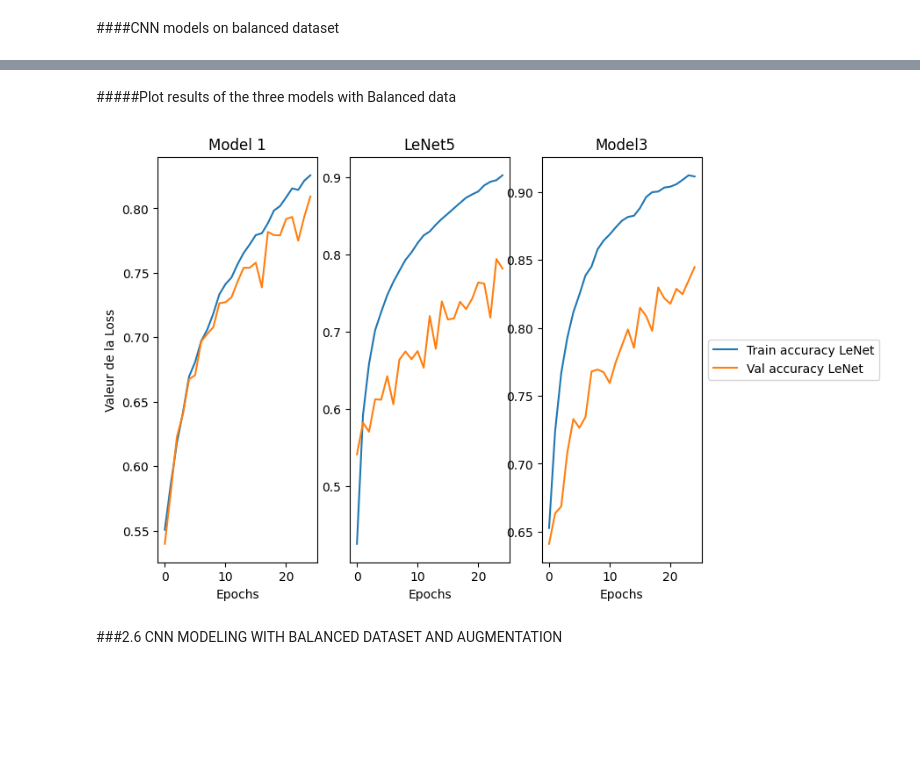
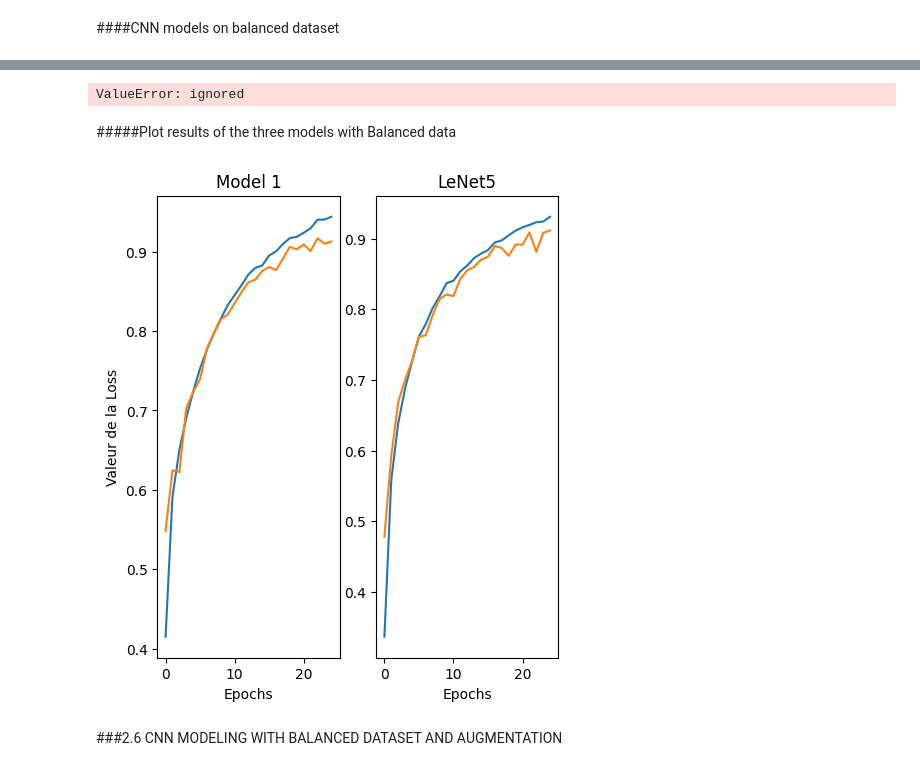
Before and after one commit to anmo1987/Final_project_Artefact, a Jupyter notebook: Copy_of_Image_Analysis_CNN.ipynb, the cells around one changed output, grey strips where cells are left out. Cells and saved outputs as stored; diff of their text form; code cells hidden in the pictures; blank space fills up the shorter version.

```diff
--- a/Copy_of_Image_Analysis_CNN.ipynb
+++ b/Copy_of_Image_Analysis_CNN.ipynb
@@ -469,7 +472,7 @@ Non-trainable params: 0
 _________________________________________________________________
 # %%
 ##Run model
-history = model1.fit(X_train,y_train,
+history = model_1.fit(X_train,y_train,
                             validation_data=(X_test,y_test),
                             batch_size = 202,
                             epochs = 25,
@@ -820,0 +964,17 @@ history_3_balanced = model3.fit(X_train_resampled, y_train_resampled,
+# %%
+###Balanced data
+##Model2 /LeNet
+lenet_bal = lenet()
+
+##compile
+lenet_bal.compile(optimizer='adam',
+              loss='categorical_crossentropy',  # Use categorical cross-entropy for multi-class classification
+              metrics=['accuracy'])
+# TODO: Compile and fit your model
+callback = [EarlyStopping(monitor='accuracy', patience=10)]
+
+history_2_bal = lenet_bal.fit(X_train_resampled,y_train_resampled,
+                            validation_data=(X_test_resampled,y_test_resampled),
+                            batch_size = 202,
+                            epochs = 25,
+                            callbacks = callback)
@@ -820,0 +1005,18 @@ history_3_balanced = model3.fit(X_train_resampled, y_train_resampled,
+# %%
+##Balanced data Model 3
+model3_bal = model3((28,28,3), regul=0.0, dropout=0.25)
+
+##compile
+model3_bal.compile(optimizer='adam',
+              loss='categorical_crossentropy',  # Use categorical cross-entropy for multi-class classification
+              metrics=['accuracy'])
+# TODO: Compile and fit your model
+callback = [EarlyStopping(monitor='accuracy', patience=10)]
+
+history_3_bal = model3_bal.fit(X_train_resampled, y_train_resampled,
+                            validation_data=(X_test,y_test),
+                            batch_size = 202,
+                            epochs = 25,
+                            callbacks = callback)
+# %% [output]
+ValueError: ignored
@@ -823,41 +1031,41 @@ history_3_balanced = model3.fit(X_train_resampled, y_train_resampled,
 # %%
 ##Plot the two models results
 # TODO: Compute the accuracy of your model
 ##
-loss_model1 = history_1_balanced.history['accuracy']
-val_model1 = history_1_balanced.history['val_accuracy']
+loss_model1 = history_1_bal.history['accuracy']
+val_model1 = history_1_bal.history['val_accuracy']
 ##LeNet model
-loss_LeNet = history_2_balanced.history['accuracy']
-val_LeNet = history_2_balanced.history['val_accuracy']
+loss_LeNet = history_2_bal.history['accuracy']
+val_LeNet = history_2_bal.history['val_accuracy']
 ##LeNet model
-loss_model3 = history_3_balanced.history['accuracy']
-val_model3 = history_3_balanced.history['val_accuracy']
+#loss_model3 = history_3_bal.history['accuracy']
+#val_model3 = history_3_bal.history['val_accuracy']
 
 import matplotlib.pyplot as plt
 plt.figure(figsize=(8, 6))
 plt.subplot(1, 3, 1)
 plt.plot(loss_model1,label = 'Train accuracy Model1')
 plt.plot(val_model1, label = 'Val accuracy Model1')
 plt.title("Model 1")
 
 plt.xlabel('Epochs')
 plt.ylabel('Valeur de la Loss')
 plt.subplot(1, 3, 2)
 plt.plot(loss_LeNet,label = 'Train accuracy LeNet')
 plt.plot(val_LeNet, label = 'Val accuracy LeNet')
 plt.title("LeNet5")
 plt.xlabel('Epochs')
 plt.ylabel('')
-plt.subplot(1, 3, 3)
-plt.plot(loss_model3,label = 'Train accuracy LeNet')
-plt.plot(val_model3, label = 'Val accuracy LeNet')
-plt.title("Model3")
-plt.legend(loc='center left', bbox_to_anchor=(1, 0.5))
-plt.xlabel('Epochs')
-plt.ylabel('')
+#plt.subplot(1, 3, 3)
+#plt.plot(loss_model3,label = 'Train accuracy LeNet')
+#plt.plot(val_model3, label = 'Val accuracy LeNet')
+#plt.title("Model3")
+#plt.legend(loc='center left', bbox_to_anchor=(1, 0.5))
+#plt.xlabel('Epochs')
+#plt.ylabel('')
 plt.savefig("CNN_Results_Balanced_data.jpg", format='jpg')
 # %% [output]
-[figure, old version]
+[figure, new version]
 # %% [markdown]
 ###2.6 CNN MODELING WITH BALANCED DATASET AND AUGMENTATION
 # %%
```
Also changed, not shown: parts of 47 cells of this notebook.
